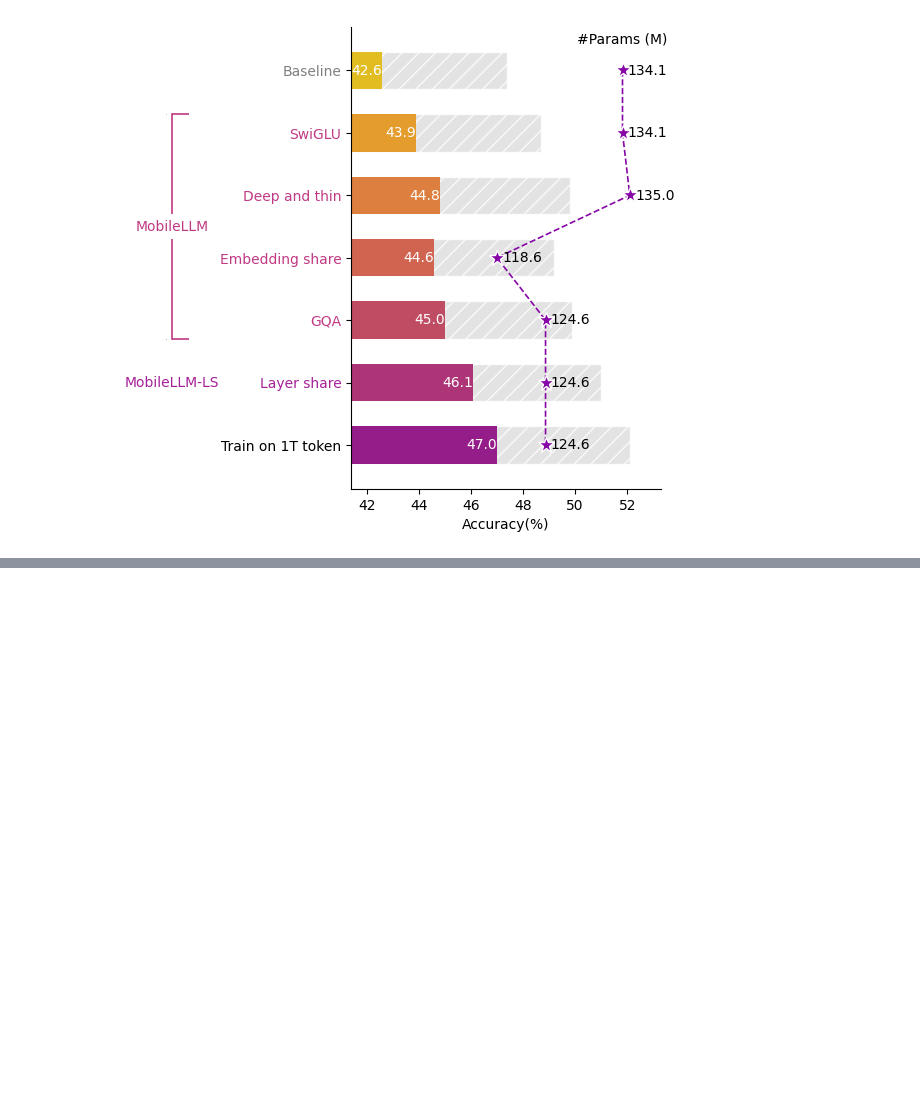
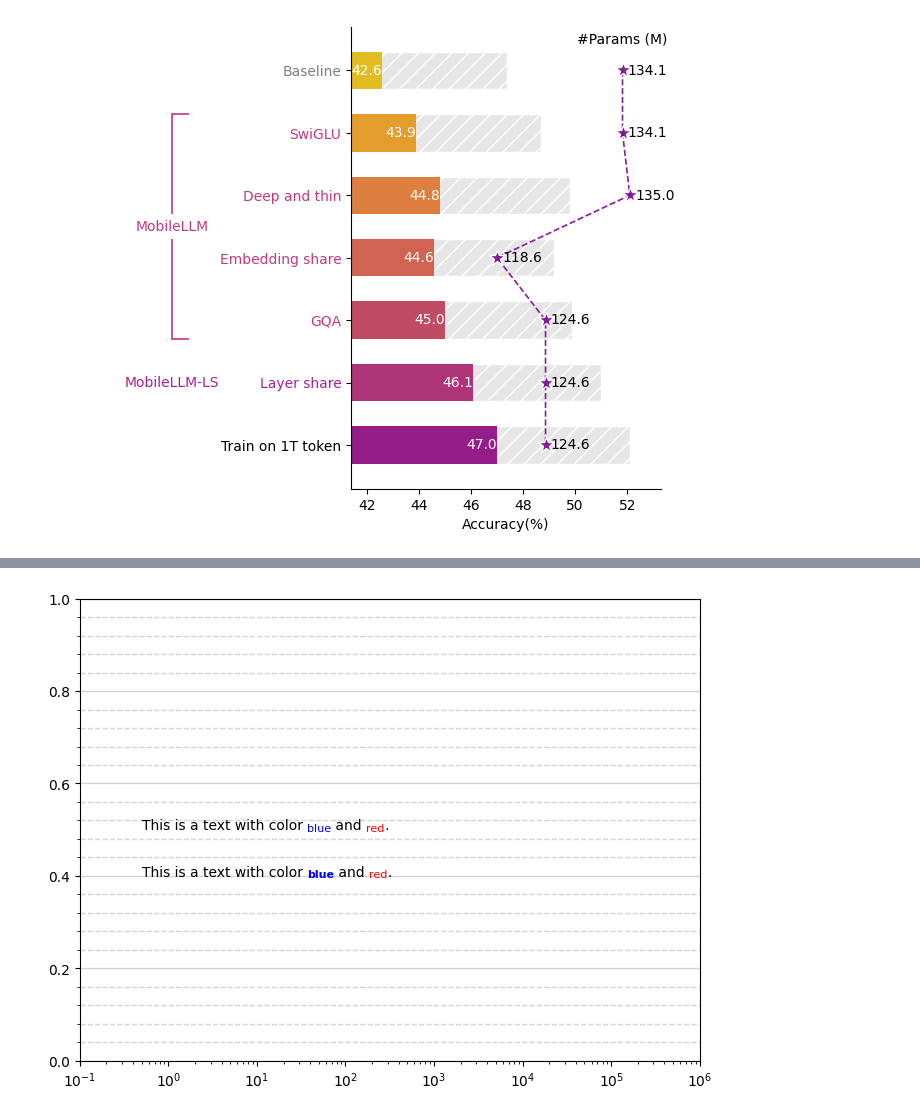
Before and after one commit to Yangzhichen763/DeepLearning, a Jupyter notebook: utils/plot/figure_tutorial.ipynb, the cells around one changed output, grey strips where cells are left out. Cells and saved outputs as stored; diff of their text form; code cells hidden in the pictures; blank space fills up the shorter version.

```diff
--- a/utils/plot/figure_tutorial.ipynb
+++ b/utils/plot/figure_tutorial.ipynb
@@ -420,0 +729,37 @@ plot.show()
+# %%
+
+from text import colored_text, custom_colored_text, format_text
+
+plot.style.use('default')                                # 修改 plot 风格
+fig: plot.Figure = plot.figure(figsize=(8, 6), dpi=100)  # 创建图形，包括所有维度、图像、文本和标签对象的容器
+ax: plot.Axes = plot.axes()                              # 创建维度，包括图像、有边界的格子、刻度和标签、图表元素
+
+# == 绘制彩色文本 ==
+# colored_text(x=0.5, y=0.5, s="This is a text with color <blue>blue</blue> and <red>red</red>.")
+custom_colored_text(ax, x=0.5, y=0.5, s="This is a text with color <blue>blue</blue> and <red>red</red>.",
+                    color_kwarg_definitions=
+                    {
+                        "blue": dict(fontsize=8),
+                        "red": dict(fontsize=8),
+                        "black": dict(fontsize=10)
+                    })
+format_text(ax, x=0.5, y=0.4, s="This is a text with color <blue> and <red>.",
+            default_textprops=dict(fontsize=10),
+            highlight_textprops=[
+                dict(color="blue", fontsize=8),
+                dict(color="red", fontsize=8)
+            ])
+
+# == 表格刻度绘制 ==
+ax.set_xlim(10**-1, 10**6)
+ax.set_xscale("log")
+ax.xaxis.set_major_locator(ticker.LogLocator(base=10))
+ax.yaxis.set_minor_locator(ticker.AutoMinorLocator(5))
+# 绘制刻度线网格
+plot.grid(axis="y", which="major", linestyle=LineStyle.SOLID.value, linewidth=1, color="lightgray")
+plot.grid(axis="y", which="minor", linestyle=LineStyle.DASHED.value, linewidth=1, color="lightgray")
+
+# 其他
+# 绘制分块图，标题在图内，颜色条：https://realpython.com/python-matplotlib-guide/
+# %% [output]
+[figure, added]
```
Also changed, not shown: parts of 10 cells of this notebook, 10 other files.
